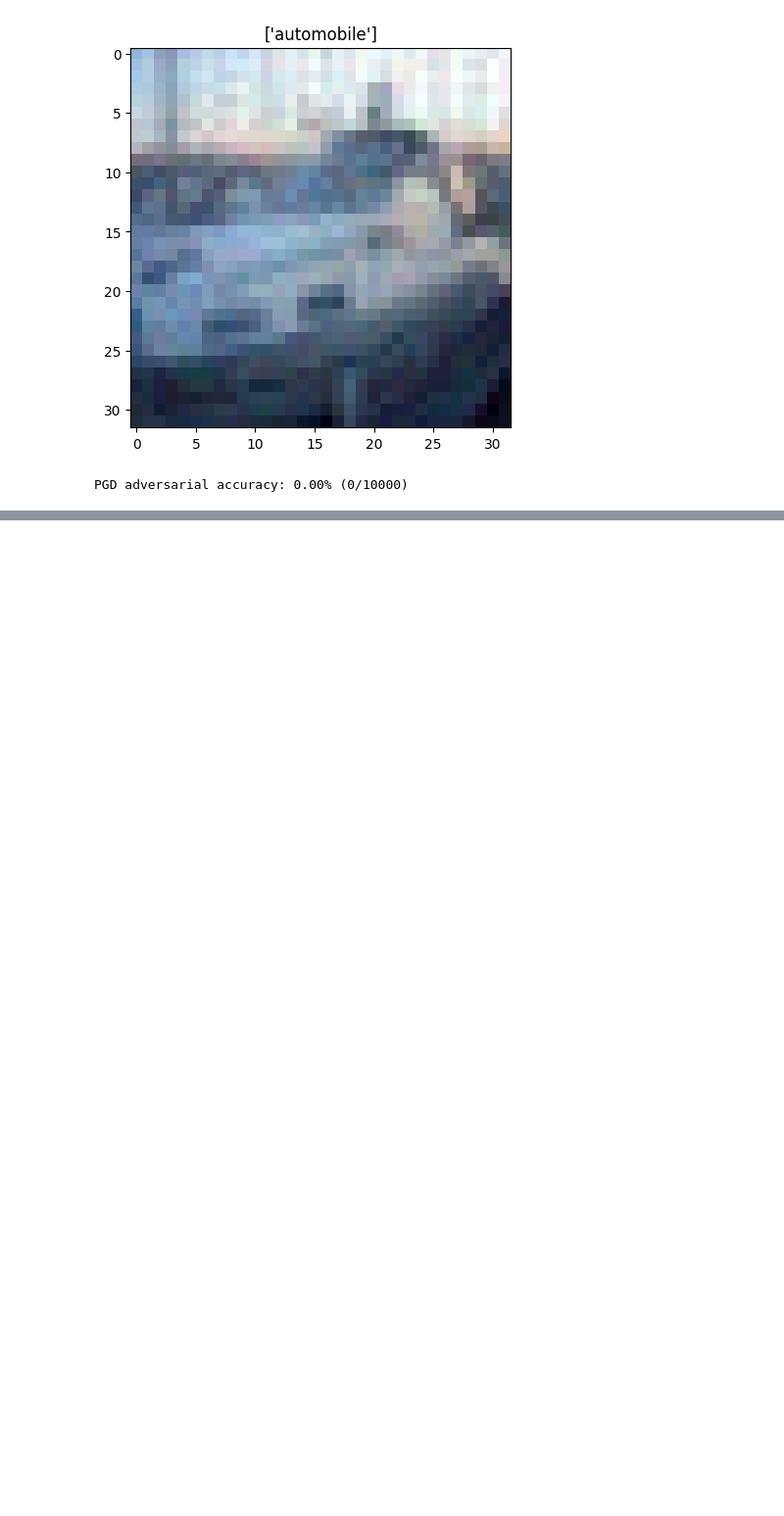
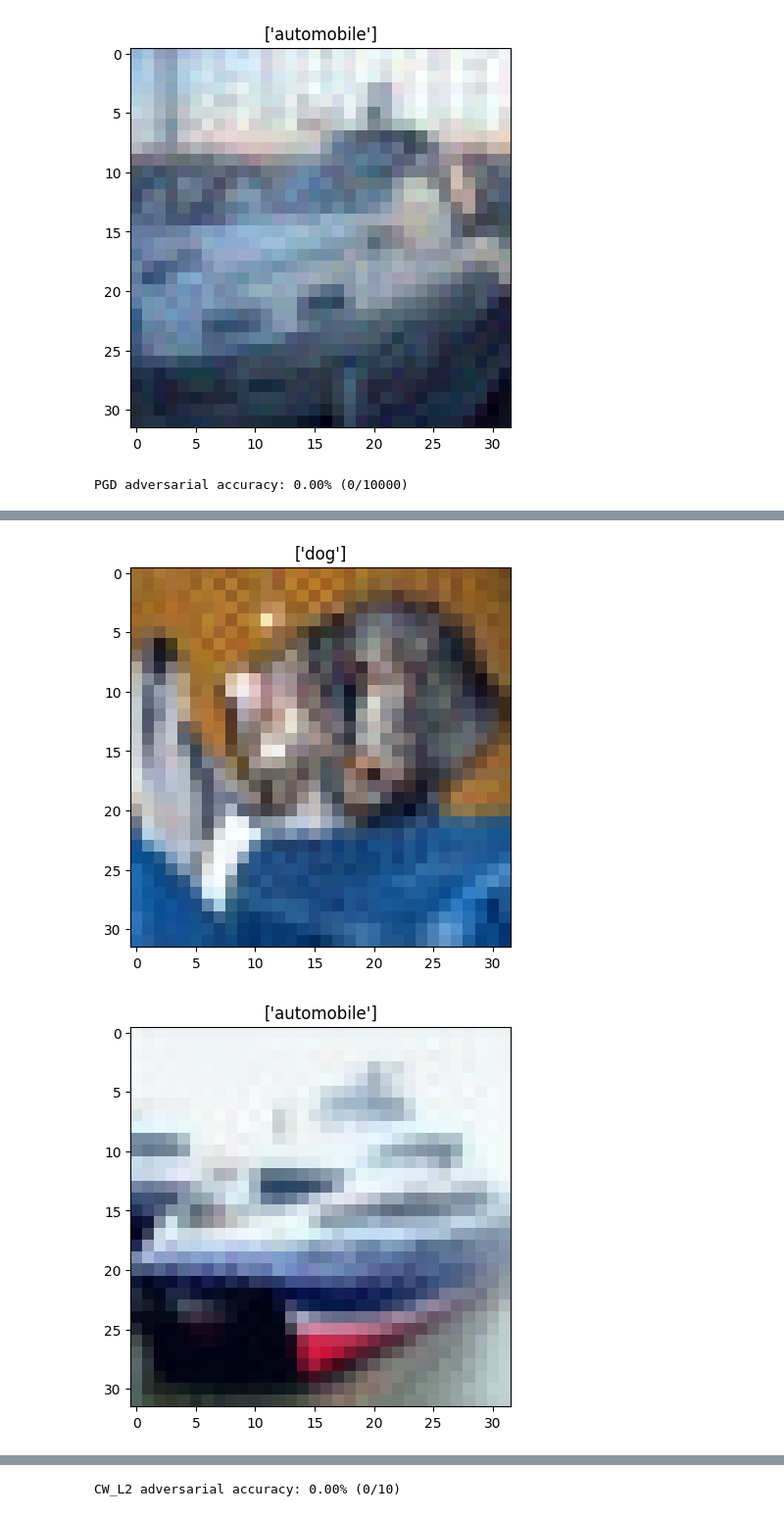
Before and after one commit to anhkiet287/adversarial-dg, a Jupyter notebook: notebooks/PGD.ipynb, the cells around one changed output, grey strips where cells are left out. Shown at 98% size. Drawn from its saved outputs; the diff is of its cells as text; code cells hidden in the pictures; blank space fills up the shorter version.

```diff
--- a/notebooks/PGD.ipynb
+++ b/notebooks/PGD.ipynb
@@ -359,7 +434,7 @@ path = ROOT / "assets" / f"{attack_name}.pt"
 adv_batches, label_batches = [], []
 model.eval()
 for idx, (images, labels) in enumerate(tqdm(normal_loader, total=len(normal_loader), desc=f"{attack_name} generation")):
-    # if idx >= 10: break
+    if idx >= 10: break
     adv = attack(model, images.to(device), labels.to(device))
     adv_batches.append(adv.detach().cpu())
     label_batches.append(labels.cpu())
@@ -472,0 +588,42 @@ PGD adversarial accuracy: 0.00% (0/10000)
+# %%
+attack_tag = attack.__name__.replace("_attack", "")   # → "pgd"
+
+# reuse the tag for cached tensors (assuming you generated them earlier)
+adv_images = torch.cat(adv_batches)
+adv_labels = torch.cat(label_batches)
+
+# loader
+adv_dataset = TensorDataset(adv_images, adv_labels)
+adv_loader = DataLoader(
+    adv_dataset,
+    batch_size=normal_loader.batch_size,
+    shuffle=False,
+)
+
+model.eval()
+correct = 0
+total = 0
+
+with torch.no_grad():
+    for idx, (adv, labels) in enumerate(
+        tqdm(adv_loader, total=len(adv_loader), desc=f"{attack_tag.upper()} eval"),
+        start=1,
+    ):
+        adv = adv.to(device)
+        labels = labels.to(device)
+        preds = model(adv).argmax(1)
+
+        total += labels.size(0)
+        correct += (preds == labels).sum()
+
+        if idx <= 10:   # peek at first 3 batches
+            imshow(
+                torchvision.utils.make_grid(adv.cpu(), normalize=True),
+                [normal_data.classes[i] for i in preds.cpu()],
+            )
+
+adv_accuracy = 100 * float(correct) / total
+print(f"{attack_tag.upper()} adversarial accuracy: {adv_accuracy:.2f}% ({correct}/{total})")
+# %% [output]
+[figure, added]
+[figure, added]
@@ -472,0 +638 @@ PGD adversarial accuracy: 0.00% (0/10000)
+CW_L2 adversarial accuracy: 0.00% (0/10)
```
Also changed, not shown: parts of 10 cells of this notebook, 1 other file.
